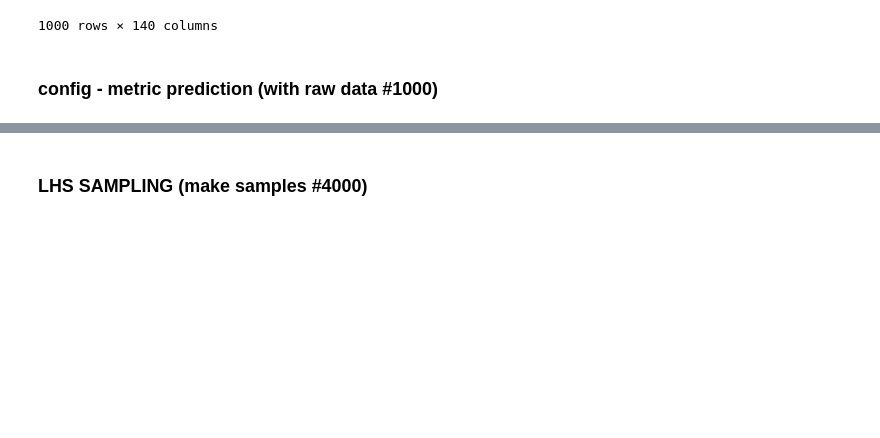
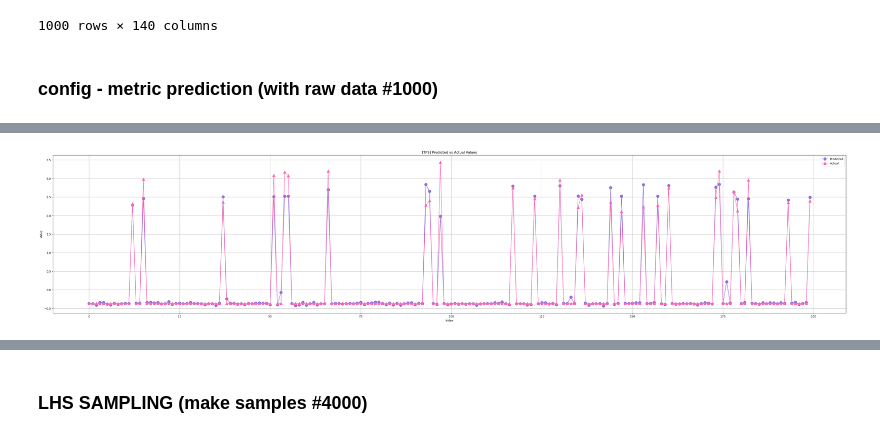
Before and after one commit to addb-swstarlab/DATATune, a Jupyter notebook: TADA.ipynb, the cells around one changed output, grey strips where cells are left out. Saved outputs shown, nothing was run; the diff lists cells and outputs as text; code cells hidden in the pictures; blank space fills up the shorter version.

```diff
--- a/TADA.ipynb
+++ b/TADA.ipynb
@@ -222,0 +309,19 @@ Column 1 R2 Score: 0.7999070763652889
+# %%
+import matplotlib.pyplot as plt
+
+# 예측값과 실제 값 추출
+predicted_values = predictions
+actual_values = scaled_y_test
+
+# 그래프 그리기
+plt.figure(figsize=(50, 10))
+plt.plot(predicted_values[:,0], label='Predicted', marker='o',markersize=10, color='mediumpurple')
+plt.plot(actual_values[:,0], label='Actual', marker='^',markersize=10, color='hotpink')
+plt.xlabel('Index')
+plt.ylabel('Value')
+plt.title('[TPS] Predicted vs Actual Values')
+plt.legend()
+plt.grid(True)
+plt.show()
+# %% [output]
+[figure, added]
```
Also changed, not shown: parts of 45 cells of this notebook.
